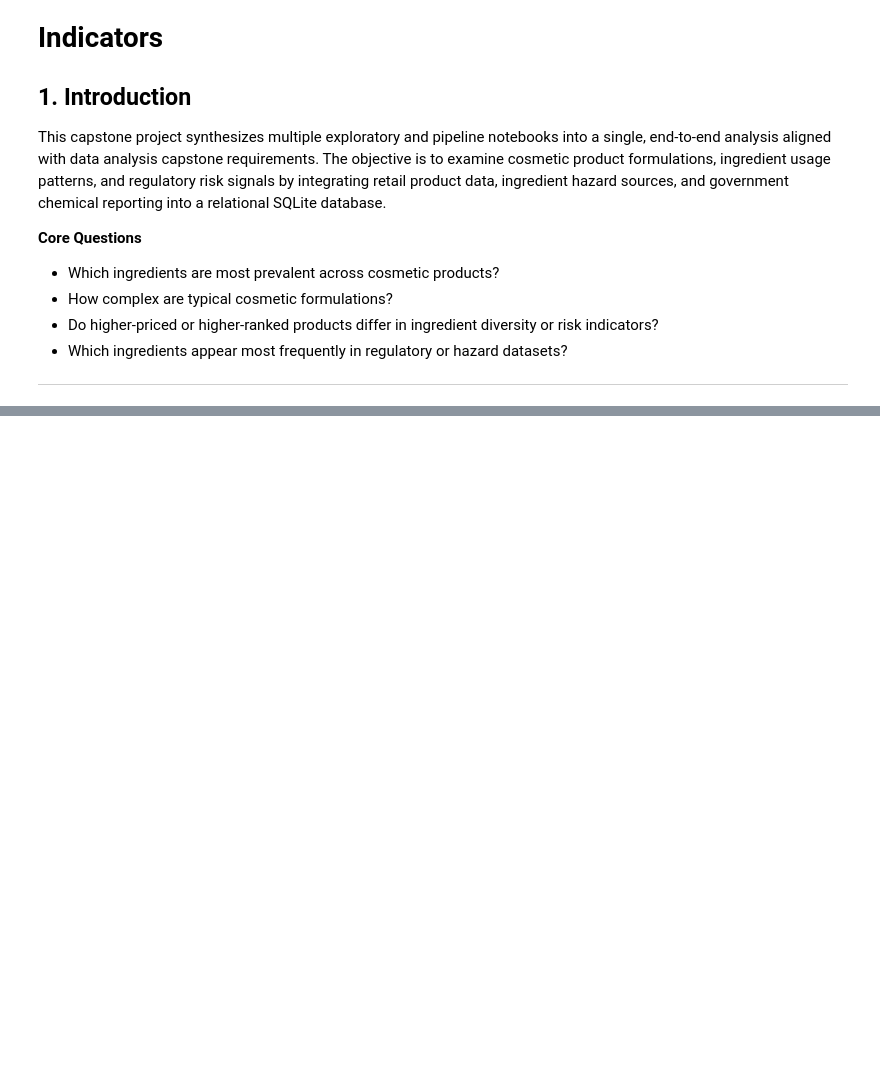
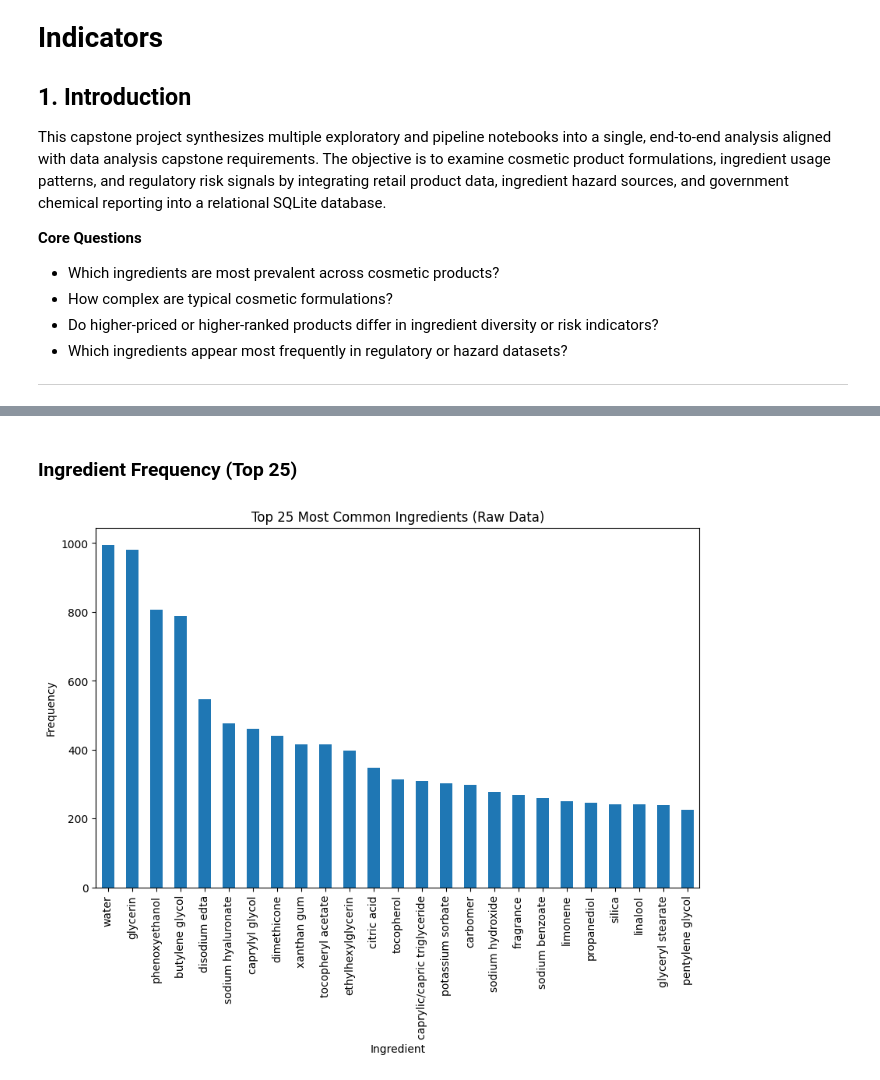
Before and after one commit to angelakberry/beauty_wizard, a Jupyter notebook: beautyywizard.ipynb, the cells around one changed output, grey strips where cells are left out. Cells and saved outputs as stored; diff of their text form; code cells hidden in the pictures; blank space fills up the shorter version.

```diff
--- a/beautyywizard.ipynb
+++ b/beautyywizard.ipynb
@@ -179,0 +320,4 @@ This project demonstrates an end-to-end data analysis workflow including ETL, da
+# %%
+# Summary stats: number of ingredients per product
+cosmetic['num_ingredients'] = cosmetic['ingredient_list'].apply(len)
+cosmetic['num_ingredients'].describe()
@@ -179,0 +364,21 @@ This project demonstrates an end-to-end data analysis workflow including ETL, da
+# %% [markdown]
+### Ingredient Frequency (Top 25)
+# %%
+ingredients = (
+    cosmetic["ingredients"]
+    .dropna()
+    .str.split(",")
+    .explode()
+    .str.strip()
+    .str.lower()
+)
+
+top_ing = ingredients.value_counts().head(25)
+
+top_ing.plot(kind="bar")
+plt.title("Top 25 Most Common Ingredients (Raw Data)")
+plt.xlabel("Ingredient")
+plt.ylabel("Frequency")
+plt.show()
+# %% [output]
+[figure, added]
```
Also changed, not shown: parts of 92 cells of this notebook, 1 other file.
